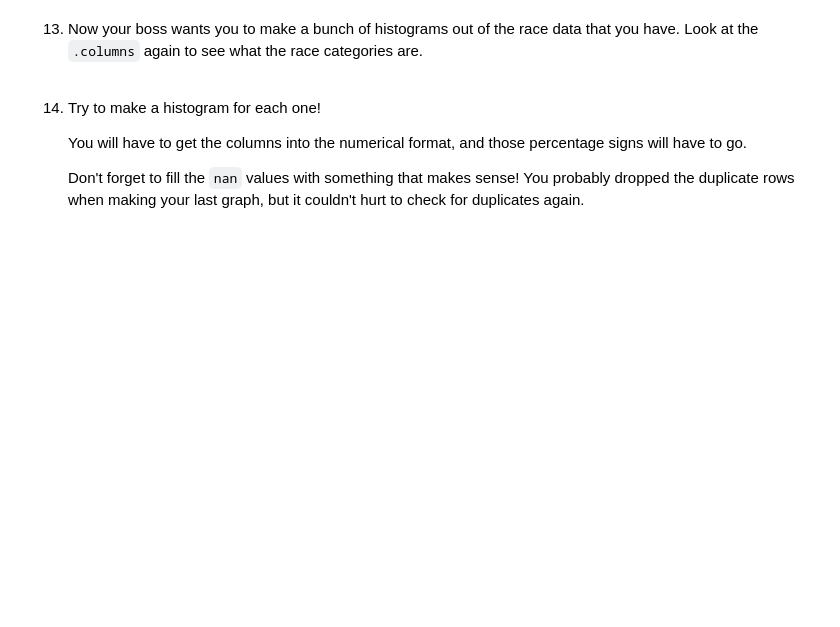
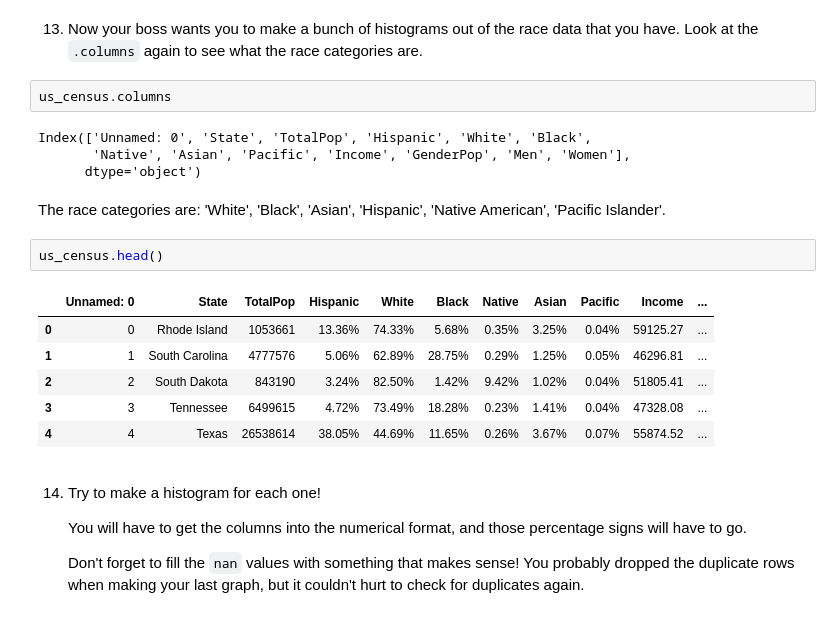
Before and after one commit to 7086600/cleaning_us_census_data_project, a Jupyter notebook: Cleaning US Census Data.ipynb, the cells around one changed output. Saved outputs shown, nothing was run; the diff lists cells and outputs as text; blank space fills up the shorter version.

Commit message:
clean races columns

```diff
--- a/Cleaning US Census Data.ipynb
+++ b/Cleaning US Census Data.ipynb
@@ -242,6 +242,23 @@ plt.show()
 ## Histogram of Races
 # %% [markdown]
 13. Now your boss wants you to make a bunch of histograms out of the race data that you have. Look at the `.columns` again to see what the race categories are.
+# %%
+us_census.columns
+# %% [output]
+Index(['Unnamed: 0', 'State', 'TotalPop', 'Hispanic', 'White', 'Black',
+       'Native', 'Asian', 'Pacific', 'Income', 'GenderPop', 'Men', 'Women'],
+      dtype='object')
+# %% [markdown]
+The race categories are: 'White', 'Black', 'Asian', 'Hispanic', 'Native American', 'Pacific Islander'.
+# %%
+us_census.head()
+# %% [output]
+|  | Unnamed: 0 | State | TotalPop | Hispanic | White | Black | Native | Asian | Pacific | Income | ... |
+| 0 | 0 | Rhode Island | 1053661 | 13.36% | 74.33% | 5.68% | 0.35% | 3.25% | 0.04% | 59125.27 | ... |
+| 1 | 1 | South Carolina | 4777576 | 5.06% | 62.89% | 28.75% | 0.29% | 1.25% | 0.05% | 46296.81 | ... |
+| 2 | 2 | South Dakota | 843190 | 3.24% | 82.50% | 1.42% | 9.42% | 1.02% | 0.04% | 51805.41 | ... |
+| 3 | 3 | Tennessee | 6499615 | 4.72% | 73.49% | 18.28% | 0.23% | 1.41% | 0.04% | 47328.08 | ... |
+| 4 | 4 | Texas | 26538614 | 38.05% | 44.69% | 11.65% | 0.26% | 3.67% | 0.07% | 55874.52 | ... |
 # %% [markdown]
 14. Try to make a histogram for each one!
 
```
Also changed, not shown: parts of 1 cell of this notebook.
